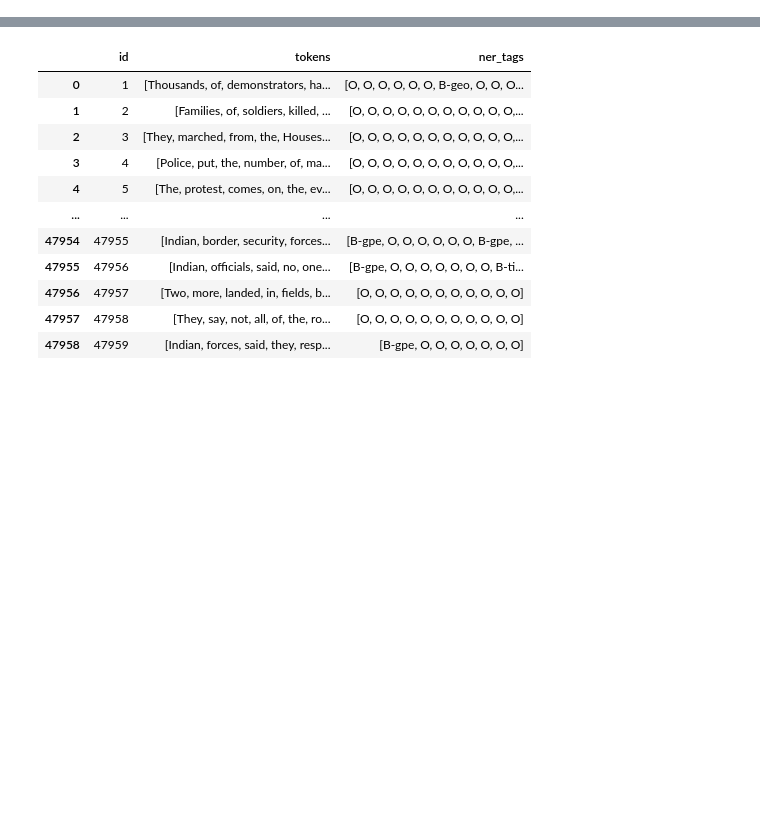
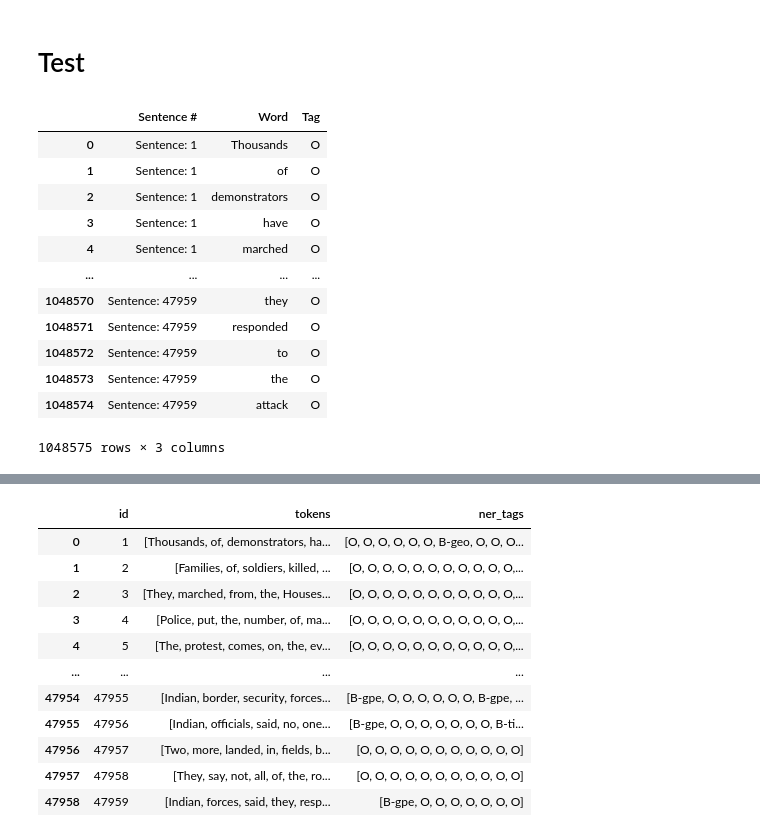
Before and after one commit to PraneethVasarla/named-entity-recognition-bert, a Jupyter notebook: experiment.ipynb, the cells around one changed output, grey strips where cells are left out. Cells and saved outputs as stored; diff of their text form; code cells hidden in the pictures; blank space fills up the shorter version.

Commit message:
fine tuning custom dataset

```diff
--- a/experiment.ipynb
+++ b/experiment.ipynb
@@ -22,3 +22,25 @@ df['Sentence #'] = df['Sentence #'].apply(lambda x: x.split(" ")[-1])
 df.rename(columns={"Sentence #":"id"},inplace=True)
 
 df = df.groupby('id').apply(keep_first_row)
+# %% [markdown]
+# Test
+# %%
+df = pd.read_csv("dataset/ner_dataset.csv",encoding="unicode_escape")
+df['Sentence #'].ffill(inplace=True)
+
+df = df[['Sentence #','Word','Tag']]
+df
+# %% [output]
+|  | Sentence # | Word | Tag |
+| 0 | Sentence: 1 | Thousands | O |
+| 1 | Sentence: 1 | of | O |
+| 2 | Sentence: 1 | demonstrators | O |
+| 3 | Sentence: 1 | have | O |
+| 4 | Sentence: 1 | marched | O |
+| ... | ... | ... | ... |
+| 1048570 | Sentence: 47959 | they | O |
+| 1048571 | Sentence: 47959 | responded | O |
+| 1048572 | Sentence: 47959 | to | O |
+| 1048573 | Sentence: 47959 | the | O |
+| 1048574 | Sentence: 47959 | attack | O |
+1048575 rows × 3 columns
```
Also changed, not shown: parts of 10 cells of this notebook, 2 other files.
